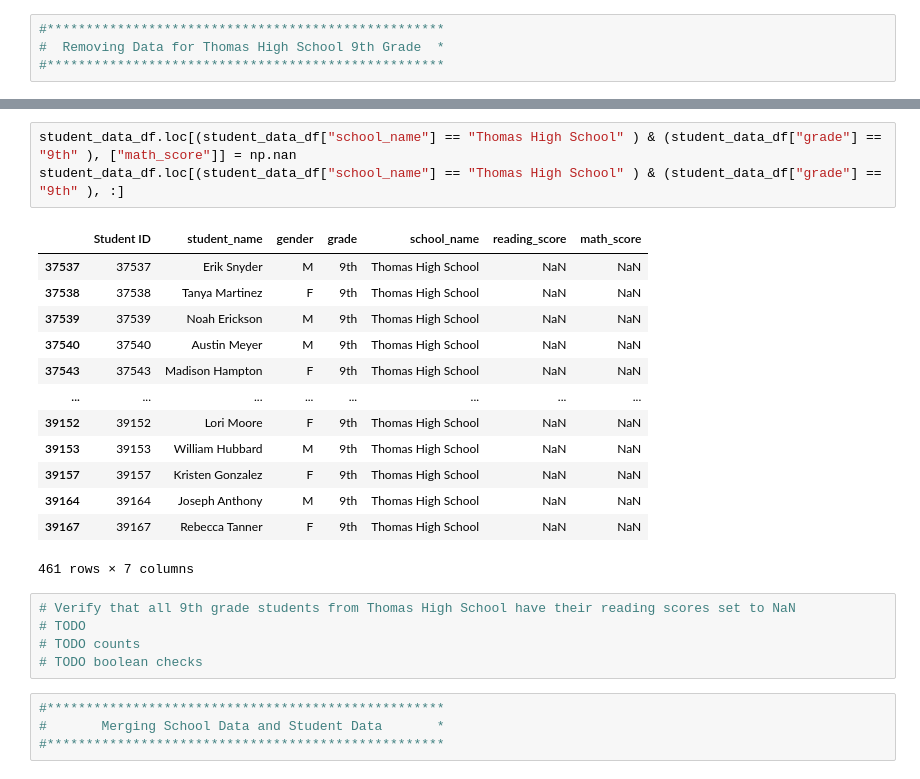
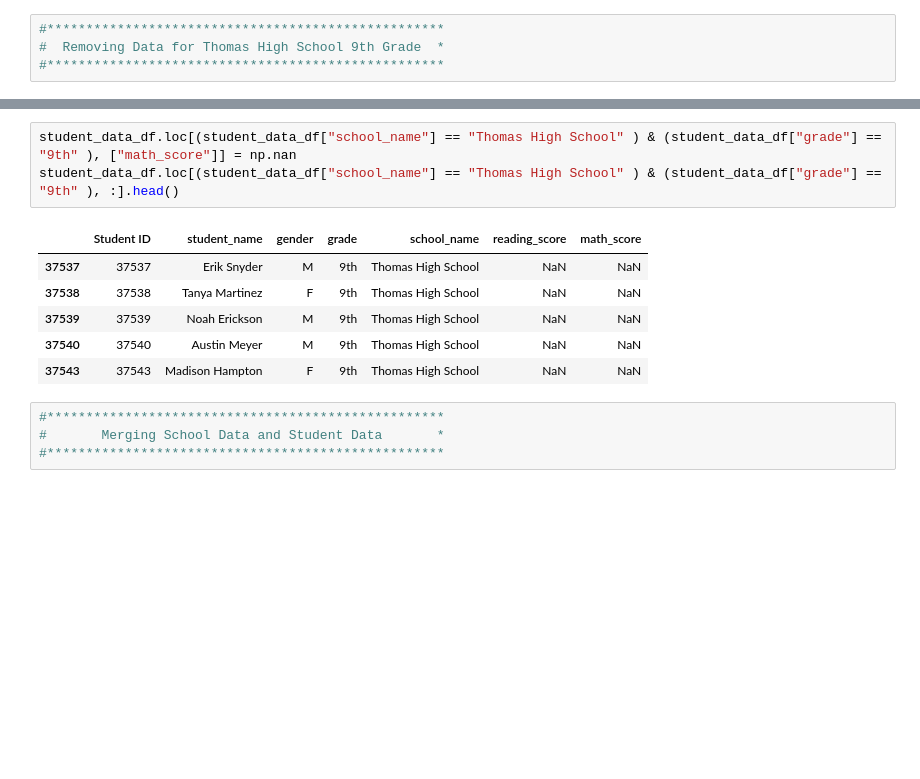
Before and after one commit to berndab/school_analysis, a Jupyter notebook: PyCitySchools_Challenge.ipynb, the cells around one changed output, grey strips where cells are left out. Drawn from its saved outputs; the diff is of its cells as text; blank space fills up the shorter version.

```diff
--- a/PyCitySchools_Challenge.ipynb
+++ b/PyCitySchools_Challenge.ipynb
@@ -230,25 +223,13 @@ student_data_df.loc[(student_data_df["school_name"] == "Thomas High School" ) &
 # %%
 student_data_df.loc[(student_data_df["school_name"] == "Thomas High School" ) & (student_data_df["grade"] == "9th" ), ["math_score"]] = np.nan
-student_data_df.loc[(student_data_df["school_name"] == "Thomas High School" ) & (student_data_df["grade"] == "9th" ), :]
+student_data_df.loc[(student_data_df["school_name"] == "Thomas High School" ) & (student_data_df["grade"] == "9th" ), :].head()
 # %% [output]
 |  | Student ID | student_name | gender | grade | school_name | reading_score | math_score |
 | 37537 | 37537 | Erik Snyder | M | 9th | Thomas High School | NaN | NaN |
 | 37538 | 37538 | Tanya Martinez | F | 9th | Thomas High School | NaN | NaN |
 | 37539 | 37539 | Noah Erickson | M | 9th | Thomas High School | NaN | NaN |
 | 37540 | 37540 | Austin Meyer | M | 9th | Thomas High School | NaN | NaN |
 | 37543 | 37543 | Madison Hampton | F | 9th | Thomas High School | NaN | NaN |
-| ... | ... | ... | ... | ... | ... | ... | ... |
-| 39152 | 39152 | Lori Moore | F | 9th | Thomas High School | NaN | NaN |
-| 39153 | 39153 | William Hubbard | M | 9th | Thomas High School | NaN | NaN |
-| 39157 | 39157 | Kristen Gonzalez | F | 9th | Thomas High School | NaN | NaN |
-| 39164 | 39164 | Joseph Anthony | M | 9th | Thomas High School | NaN | NaN |
-| 39167 | 39167 | Rebecca Tanner | F | 9th | Thomas High School | NaN | NaN |
-461 rows × 7 columns
-# %%
-# Verify that all 9th grade students from Thomas High School have their reading scores set to NaN
-# TODO
-# TODO counts
-# TODO boolean checks
 # %%
 #***************************************************
 #       Merging School Data and Student Data       *
```
Also changed, not shown: parts of 56 cells of this notebook.
